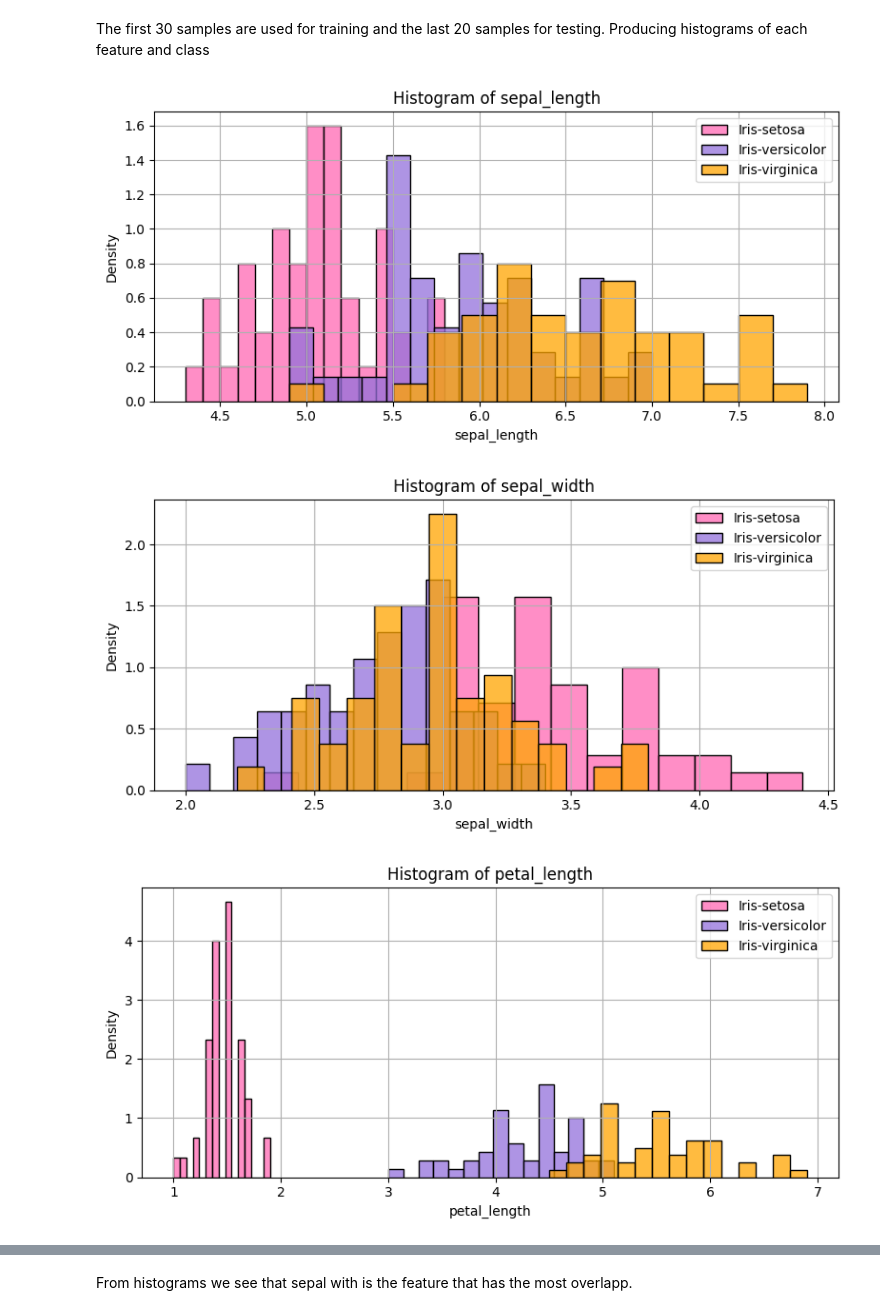
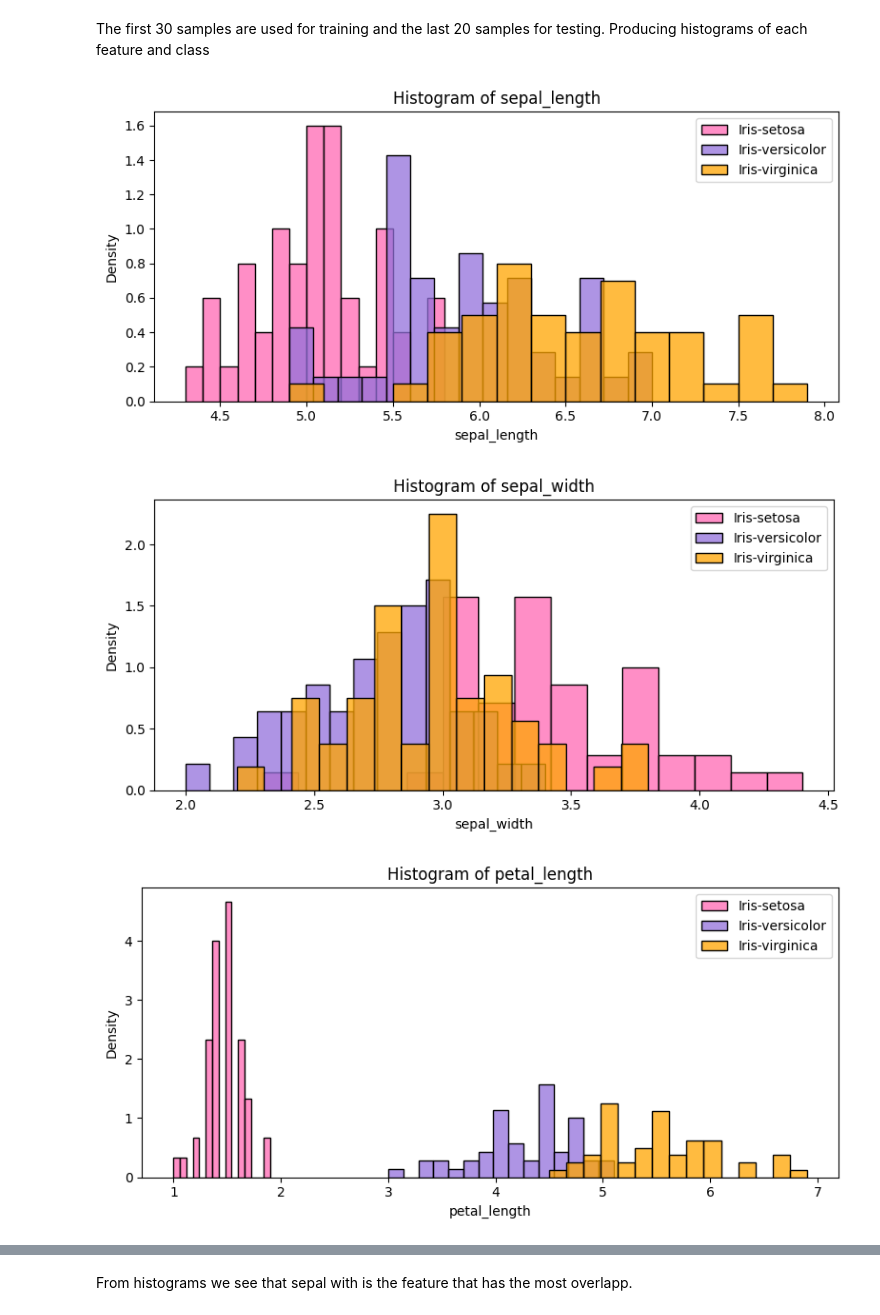
Before and after one commit to Artaosmani/TTT4275-classification-project, a Jupyter notebook: Iris.ipynb, the cells around one changed output, grey strips where cells are left out. Cells and saved outputs as stored; diff of their text form; code cells hidden in the pictures.

```diff
--- a/Iris.ipynb
+++ b/Iris.ipynb
@@ -283,25 +283,24 @@ The first 30 samples are used for training and the last 20 samples for testing.
 # %%
 def print_histograms(df, features, class_col = "class"):
     class_colors = {
         'Iris-setosa': 'hotpink',
         'Iris-versicolor': 'mediumpurple',
         'Iris-virginica': 'orange'
     }
     features = col_names[:-1]
     for feature in features:
         plt.figure(figsize=(8,4))
         for label in sorted(df[class_col].unique()):
             sns.histplot(df[df[class_col] == label][feature], bins=15,color=class_colors.get(label, 'gray'), stat="density", label=label)
         plt.title(f'Histogram of {feature}')
         plt.xlabel(feature)
         plt.ylabel('Density')
         plt.legend()
-        plt.grid(True)
         plt.tight_layout()
         plt.show()
 
 print_histograms(df, col_names)
 # %% [output]
-[figure, old version]
+[figure, new version]
-[figure, old version]
+[figure, new version]
-[figure, old version]
+[figure, new version]
```
Also changed, not shown: parts of 7 cells of this notebook.
